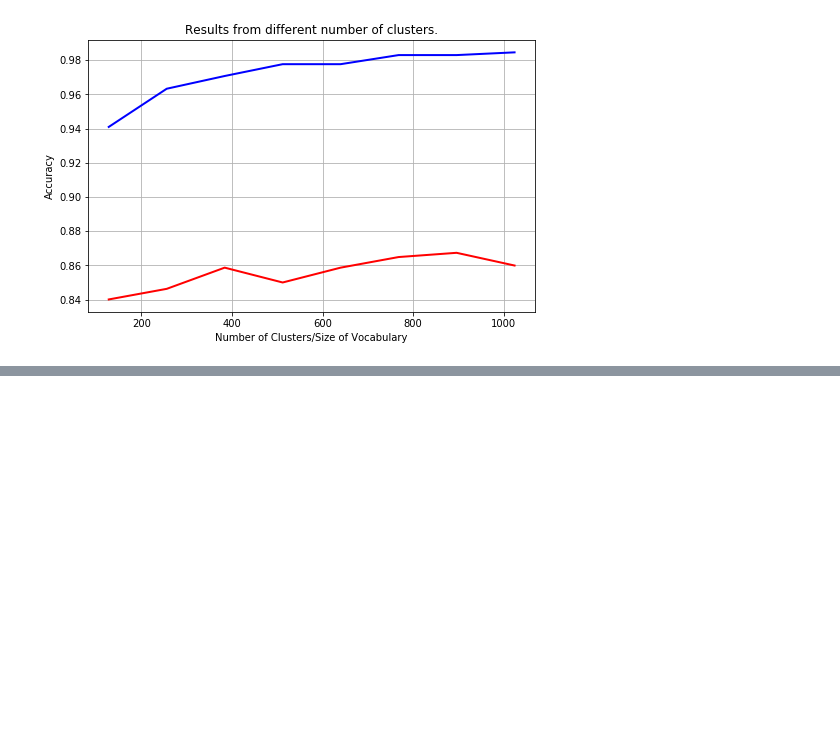
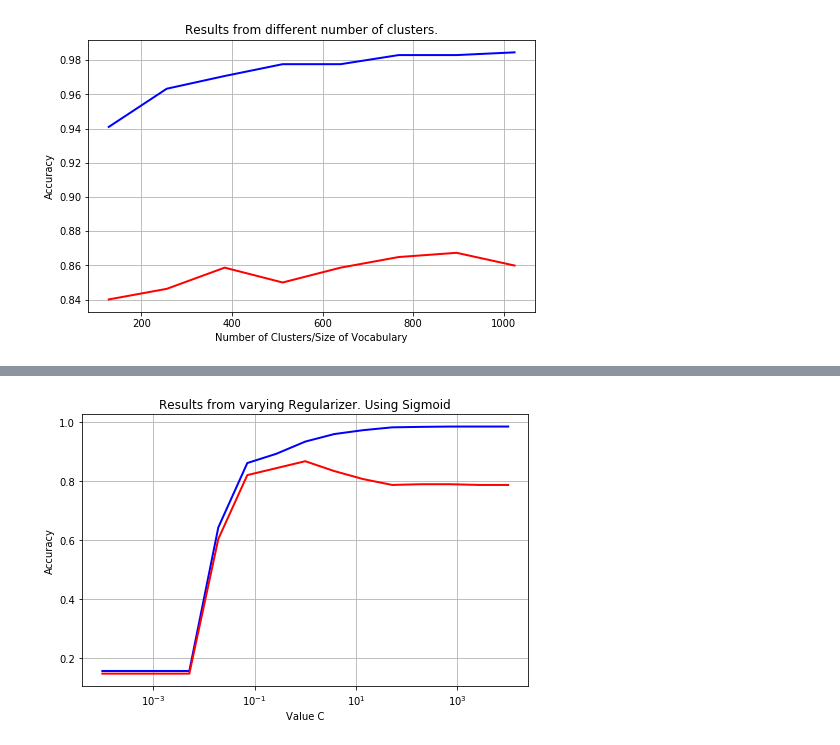
Before and after one commit to DJNahata/M3_project, a Jupyter notebook: Week2/SVM.ipynb, the cells around one changed output, grey strips where cells are left out. Saved outputs shown, nothing was run; the diff lists cells and outputs as text; code cells hidden in the pictures; blank space fills up the shorter version.

```diff
--- a/Week2/SVM.ipynb
+++ b/Week2/SVM.ipynb
@@ -273,0 +446,12 @@ Obtain training and test data: 0.1234288215637207 s
+# %%
+plt.figure(figsize=(8, 5))
+plt.title('Results from varying Regularizer. Using Sigmoid')
+plt.plot(C,results_train,'b',linewidth=2,label='Test')
+plt.plot(C,results_test,'r',linewidth=2,label='Train')
+plt.xscale('log',basex=10)
+plt.ylabel('Accuracy')
+plt.xlabel('Value C')
+plt.grid(True)
+plt.show()
+# %% [output]
+[figure, added]
```
Also changed, not shown: parts of 32 cells of this notebook, 3 other files.
